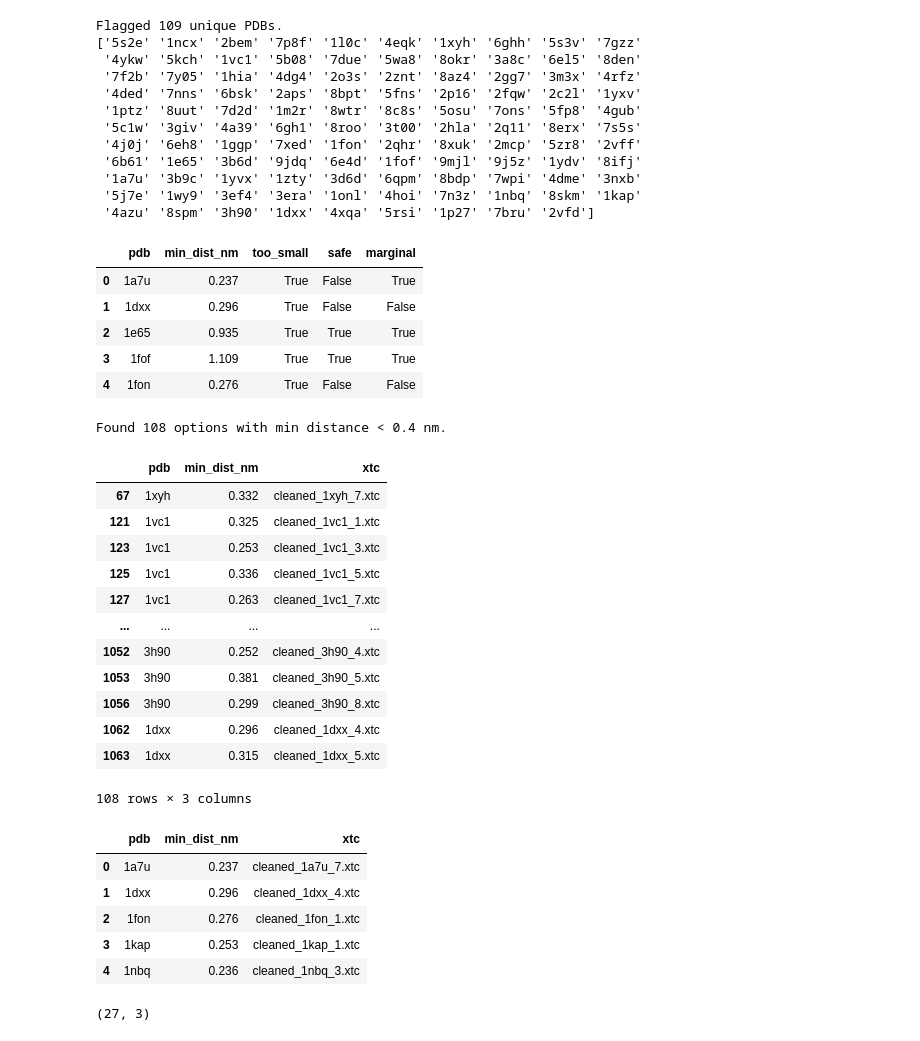
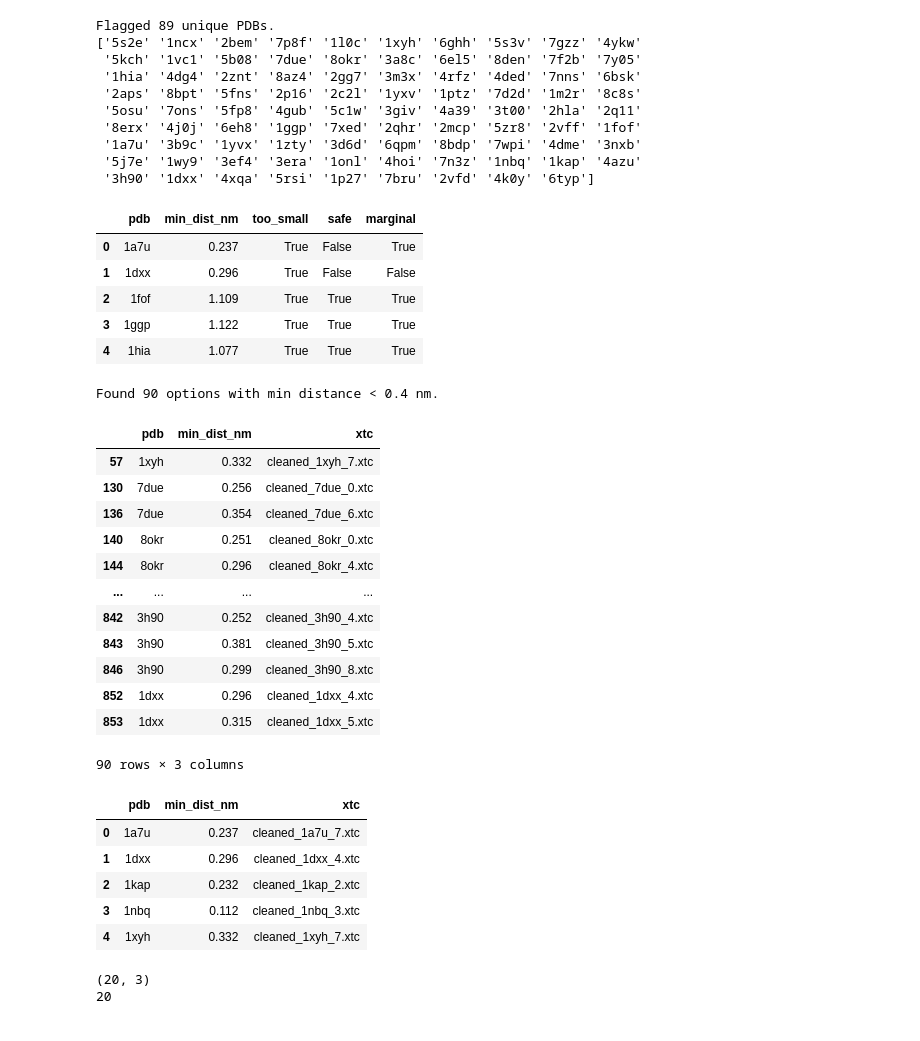
Before and after one commit to csongornemeth/pca_nma_dot_product, a Jupyter notebook: pi_dist_ana.ipynb, the cells around one changed output. Cells and saved outputs as stored; diff of their text form; code cells hidden in the pictures.

Commit message:
Some alternative path options for the analysis and mindist utils were added. Analyis notebooks were updated as well

```diff
--- a/pi_dist_ana.ipynb
+++ b/pi_dist_ana.ipynb
@@ -1,11 +1,11 @@
 # %%
 import pandas as pd
 import matplotlib.pyplot as plt
-
+from datetime import datetime
 from pathlib import Path
 
 root = Path("results")
-csv_files = list(root.glob("*/periodic_image_distance/pi_dist_summary_*.csv"))
+csv_files = list(root.glob("*/periodic_image_distance_*/pi_dist_summary_*.csv"))
 print(f"Found {len(csv_files)} CSV files.")
 
 dfs = []
@@ -81,18 +79,16 @@ flagged_pdbs = flagged["pdb"].unique()
 print(f"Flagged {len(flagged_pdbs)} unique PDBs.")
 print(flagged_pdbs)
 # %% [output]
-Flagged 109 unique PDBs.
-['5s2e' '1ncx' '2bem' '7p8f' '1l0c' '4eqk' '1xyh' '6ghh' '5s3v' '7gzz'
- '4ykw' '5kch' '1vc1' '5b08' '7due' '5wa8' '8okr' '3a8c' '6el5' '8den'
- '7f2b' '7y05' '1hia' '4dg4' '2o3s' '2znt' '8az4' '2gg7' '3m3x' '4rfz'
- '4ded' '7nns' '6bsk' '2aps' '8bpt' '5fns' '2p16' '2fqw' '2c2l' '1yxv'
- '1ptz' '8uut' '7d2d' '1m2r' '8wtr' '8c8s' '5osu' '7ons' '5fp8' '4gub'
- '5c1w' '3giv' '4a39' '6gh1' '8roo' '3t00' '2hla' '2q11' '8erx' '7s5s'
- '4j0j' '6eh8' '1ggp' '7xed' '1fon' '2qhr' '8xuk' '2mcp' '5zr8' '2vff'
- '6b61' '1e65' '3b6d' '9jdq' '6e4d' '1fof' '9mjl' '9j5z' '1ydv' '8ifj'
+Flagged 89 unique PDBs.
+['5s2e' '1ncx' '2bem' '7p8f' '1l0c' '1xyh' '6ghh' '5s3v' '7gzz' '4ykw'
+ '5kch' '1vc1' '5b08' '7due' '8okr' '3a8c' '6el5' '8den' '7f2b' '7y05'
+ '1hia' '4dg4' '2znt' '8az4' '2gg7' '3m3x' '4rfz' '4ded' '7nns' '6bsk'
+ '2aps' '8bpt' '5fns' '2p16' '2c2l' '1yxv' '1ptz' '7d2d' '1m2r' '8c8s'
+ '5osu' '7ons' '5fp8' '4gub' '5c1w' '3giv' '4a39' '3t00' '2hla' '2q11'
+ '8erx' '4j0j' '6eh8' '1ggp' '7xed' '2qhr' '2mcp' '5zr8' '2vff' '1fof'
  '1a7u' '3b9c' '1yvx' '1zty' '3d6d' '6qpm' '8bdp' '7wpi' '4dme' '3nxb'
- '5j7e' '1wy9' '3ef4' '3era' '1onl' '4hoi' '7n3z' '1nbq' '8skm' '1kap'
- '4azu' '8spm' '3h90' '1dxx' '4xqa' '5rsi' '1p27' '7bru' '2vfd']
+ '5j7e' '1wy9' '3ef4' '3era' '1onl' '4hoi' '7n3z' '1nbq' '1kap' '4azu'
+ '3h90' '1dxx' '4xqa' '5rsi' '1p27' '7bru' '2vfd' '4k0y' '6typ']
 # %%
 #group by pdb and get the min for each pdb
 
@@ -102,9 +98,9 @@ display(grouped.head())
 |  | pdb | min_dist_nm | too_small | safe | marginal |
 | 0 | 1a7u | 0.237 | True | False | True |
 | 1 | 1dxx | 0.296 | True | False | False |
-| 2 | 1e65 | 0.935 | True | True | True |
-| 3 | 1fof | 1.109 | True | True | True |
-| 4 | 1fon | 0.276 | True | False | False |
+| 2 | 1fof | 1.109 | True | True | True |
+| 3 | 1ggp | 1.122 | True | True | True |
+| 4 | 1hia | 1.077 | True | True | True |
 # %%
 #take all options below a set value
 
@@ -115,35 +111,38 @@ if not (root / "000analysis").exists():
     (root / "000analysis").mkdir(parents=True)
 filtered.to_csv(root / "000analysis" / "pi_dist_filtered.csv", index=False)
 # %% [output]
-Found 108 options with min distance < 0.4 nm.
+Found 90 options with min distance < 0.4 nm.
 |  | pdb | min_dist_nm | xtc |
-| 67 | 1xyh | 0.332 | cleaned_1xyh_7.xtc |
-| 121 | 1vc1 | 0.325 | cleaned_1vc1_1.xtc |
-| 123 | 1vc1 | 0.253 | cleaned_1vc1_3.xtc |
-| 125 | 1vc1 | 0.336 | cleaned_1vc1_5.xtc |
-| 127 | 1vc1 | 0.263 | cleaned_1vc1_7.xtc |
+| 57 | 1xyh | 0.332 | cleaned_1xyh_7.xtc |
+| 130 | 7due | 0.256 | cleaned_7due_0.xtc |
+| 136 | 7due | 0.354 | cleaned_7due_6.xtc |
+| 140 | 8okr | 0.251 | cleaned_8okr_0.xtc |
+| 144 | 8okr | 0.296 | cleaned_8okr_4.xtc |
 | ... | ... | ... | ... |
-| 1052 | 3h90 | 0.252 | cleaned_3h90_4.xtc |
-| 1053 | 3h90 | 0.381 | cleaned_3h90_5.xtc |
-| 1056 | 3h90 | 0.299 | cleaned_3h90_8.xtc |
-| 1062 | 1dxx | 0.296 | cleaned_1dxx_4.xtc |
-| 1063 | 1dxx | 0.315 | cleaned_1dxx_5.xtc |
+| 842 | 3h90 | 0.252 | cleaned_3h90_4.xtc |
+| 843 | 3h90 | 0.381 | cleaned_3h90_5.xtc |
+| 846 | 3h90 | 0.299 | cleaned_3h90_8.xtc |
+| 852 | 1dxx | 0.296 | cleaned_1dxx_4.xtc |
+| 853 | 1dxx | 0.315 | cleaned_1dxx_5.xtc |
-108 rows × 3 columns
+90 rows × 3 columns
 # %%
 # group by pdbid, get the min value of mindist per each pdbid
 filtered = filtered.sort_values("min_dist_nm")
 grouped_filtered = filtered.groupby("pdb").agg({"min_dist_nm": "min", "xtc": "first"}).reset_index()
 display(grouped_filtered.head())
 print(grouped_filtered.shape)
 
 #order them in ascending order of min_dist_nm and save to csv
+date_str = datetime.now().strftime("%Y%m%d")
 grouped_filtered = grouped_filtered.sort_values("min_dist_nm")
-grouped_filtered.to_csv(root / "000analysis" / "pi_dist_filtered_grouped.csv", index=False)
+grouped_filtered.to_csv(root / "000analysis" / f"pi_dist_filtered_grouped_{date_str}.csv", index=False)
+print(number_of_pdbs := grouped_filtered.shape[0])
 # %% [output]
 |  | pdb | min_dist_nm | xtc |
 | 0 | 1a7u | 0.237 | cleaned_1a7u_7.xtc |
 | 1 | 1dxx | 0.296 | cleaned_1dxx_4.xtc |
-| 2 | 1fon | 0.276 | cleaned_1fon_1.xtc |
-| 3 | 1kap | 0.253 | cleaned_1kap_1.xtc |
-| 4 | 1nbq | 0.236 | cleaned_1nbq_3.xtc |
+| 2 | 1kap | 0.232 | cleaned_1kap_2.xtc |
+| 3 | 1nbq | 0.112 | cleaned_1nbq_3.xtc |
+| 4 | 1xyh | 0.332 | cleaned_1xyh_7.xtc |
-(27, 3)
+(20, 3)
+20
```
Also changed, not shown: parts of 3 cells of this notebook, 5 other files.
